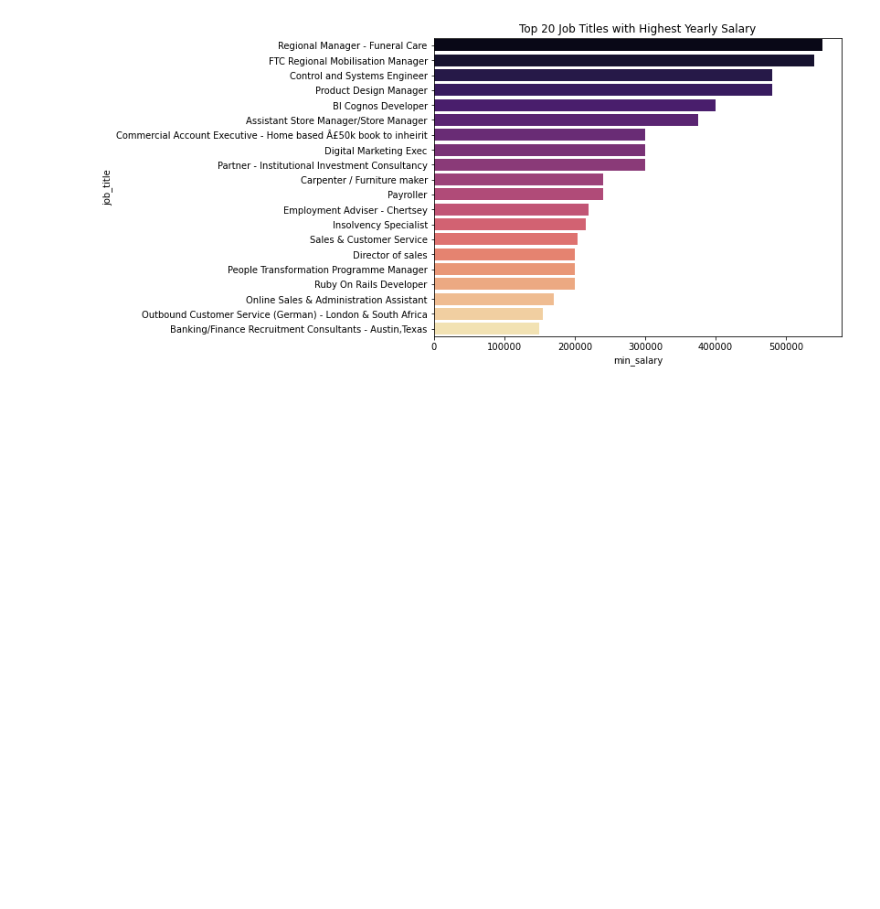
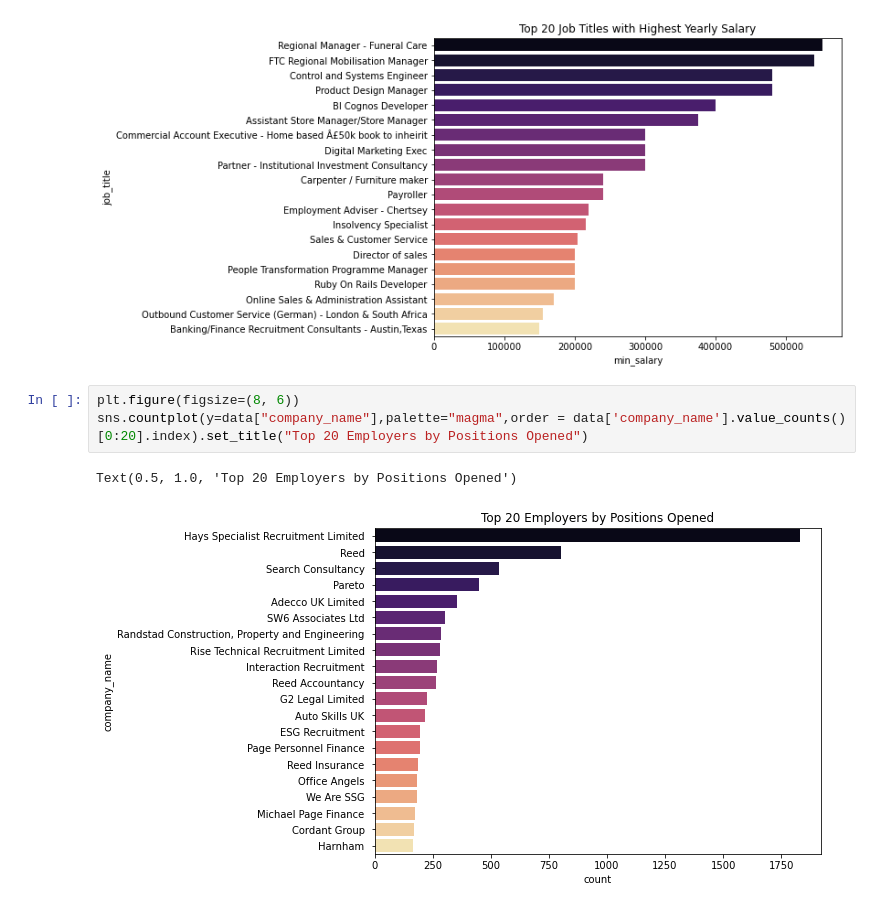
Before and after one commit to dexterneutron/TorreDSProject, a Jupyter notebook: TorreDSProject.ipynb, the cells around one changed output. Cells and saved outputs as stored; diff of their text form; blank space fills up the shorter version.

Commit message:
Finished some other visualizations
Finished some other visualizations

```diff
--- a/TorreDSProject.ipynb
+++ b/TorreDSProject.ipynb
@@ -253,3 +253,9 @@ sns.barplot(y='job_title', x='min_salary', data=jobs_highest_low_range, palette=
 # %% [output]
 Text(0.5, 1.0, 'Top 20 Job Titles with Highest Yearly Salary')
 [figure]
+# %%
+plt.figure(figsize=(8, 6))
+sns.countplot(y=data["company_name"],palette="magma",order = data['company_name'].value_counts()[0:20].index).set_title("Top 20 Employers by Positions Opened")
+# %% [output]
+Text(0.5, 1.0, 'Top 20 Employers by Positions Opened')
+[figure, added]
```
Also changed, not shown: parts of 8 cells of this notebook.
